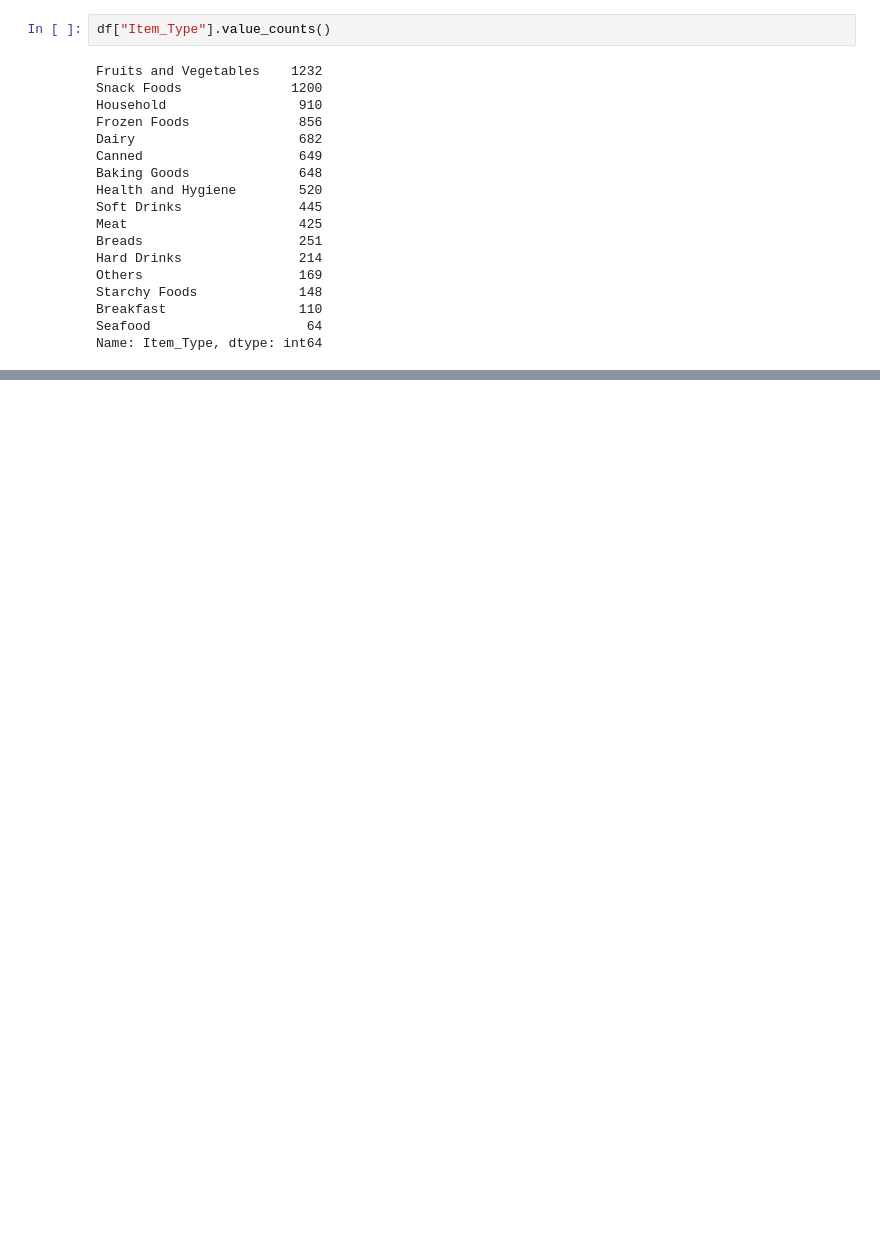
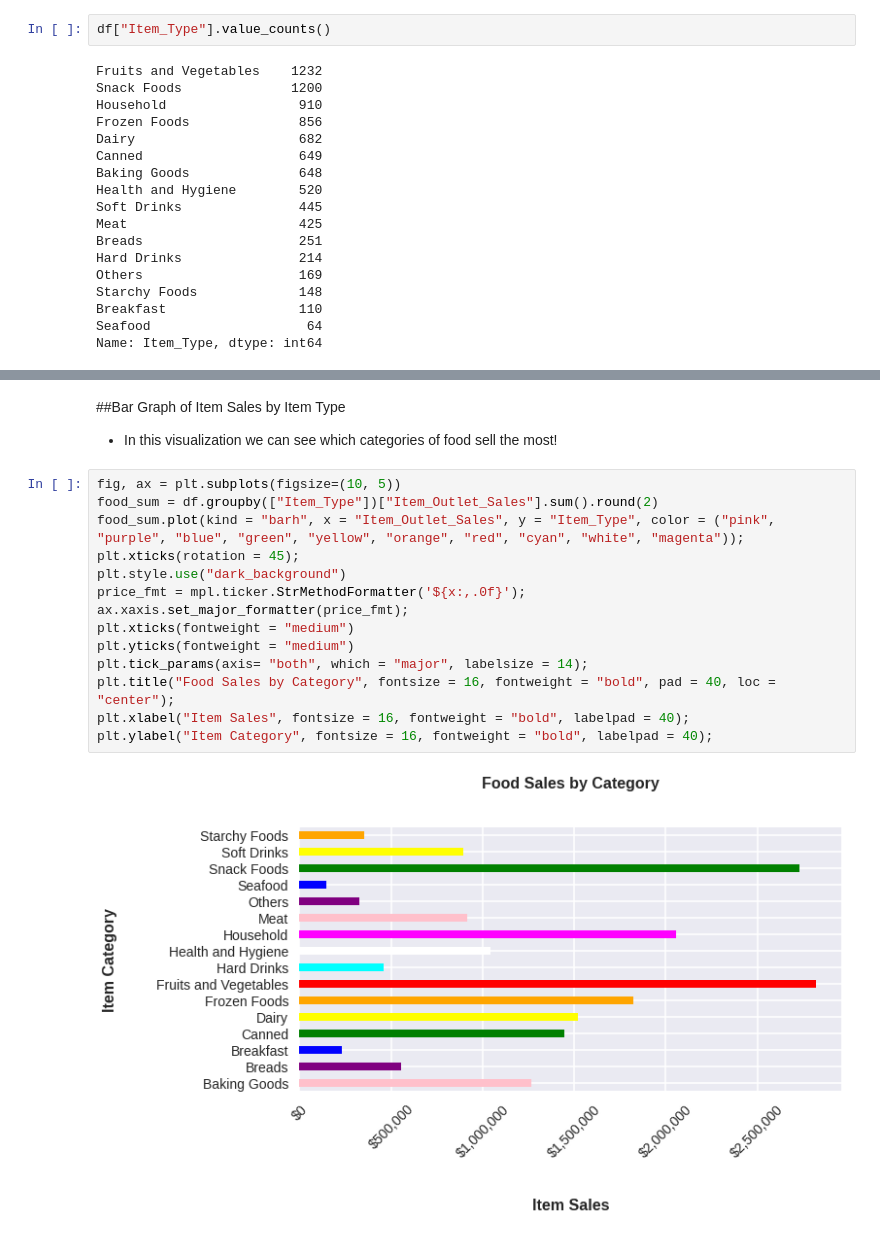
Before and after one commit to lindseyvanosky/Project-1-Predicting-Food-Sales, a Jupyter notebook: LV_Food_Sales_Predictions.ipynb, the cells around one changed output, grey strips where cells are left out. Drawn from its saved outputs; the diff is of its cells as text; blank space fills up the shorter version.

```diff
--- a/LV_Food_Sales_Predictions.ipynb
+++ b/LV_Food_Sales_Predictions.ipynb
@@ -472,0 +490,19 @@ sns.heatmap(corr, cmap = "coolwarm");
+# %% [markdown]
+##Bar Graph of Item Sales by Item Type
+- In this visualization we can see which categories of food sell the most!
+# %%
+fig, ax = plt.subplots(figsize=(10, 5))
+food_sum = df.groupby(["Item_Type"])["Item_Outlet_Sales"].sum().round(2)
+food_sum.plot(kind = "barh", x = "Item_Outlet_Sales", y = "Item_Type", color = ("pink", "purple", "blue", "green", "yellow", "orange", "red", "cyan", "white", "magenta"));
+plt.xticks(rotation = 45);
+plt.style.use("dark_background")
+price_fmt = mpl.ticker.StrMethodFormatter('${x:,.0f}');
+ax.xaxis.set_major_formatter(price_fmt);
+plt.xticks(fontweight = "medium")
+plt.yticks(fontweight = "medium")
+plt.tick_params(axis= "both", which = "major", labelsize = 14);
+plt.title("Food Sales by Category", fontsize = 16, fontweight = "bold", pad = 40, loc = "center");
+plt.xlabel("Item Sales", fontsize = 16, fontweight = "bold", labelpad = 40);
+plt.ylabel("Item Category", fontsize = 16, fontweight = "bold", labelpad = 40);
+# %% [output]
+[figure, added]
```
Also changed, not shown: parts of 20 cells of this notebook.
